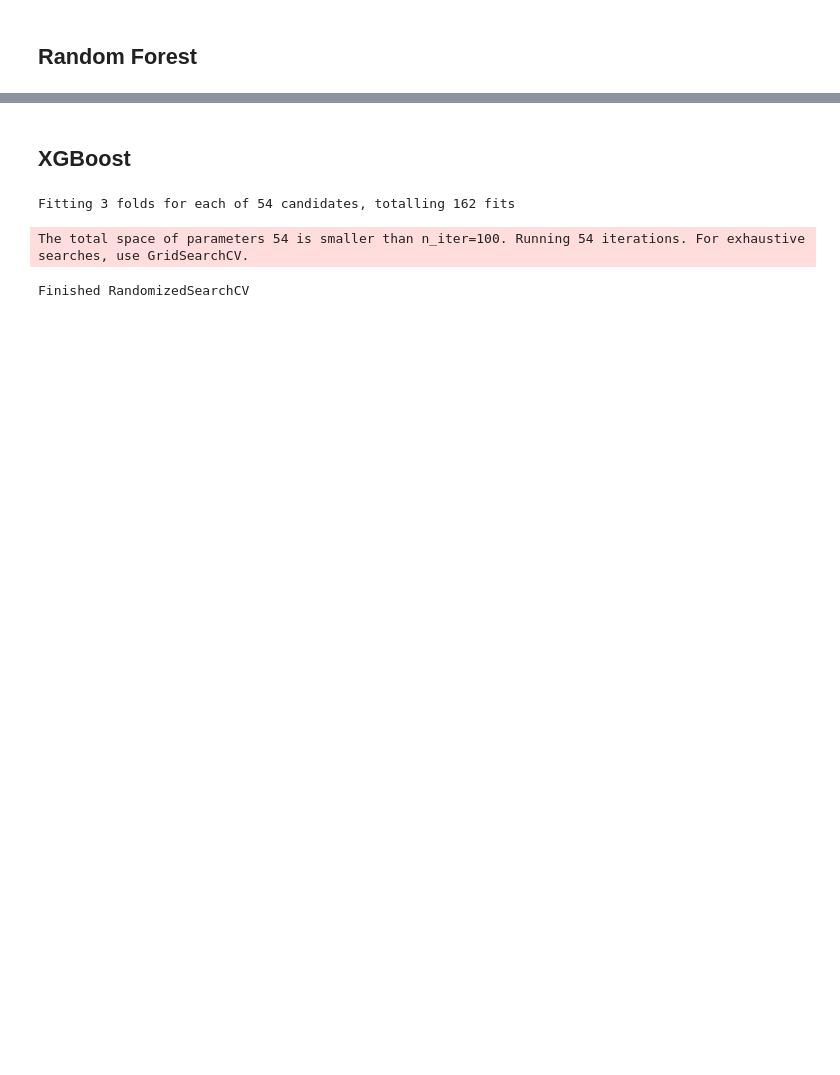
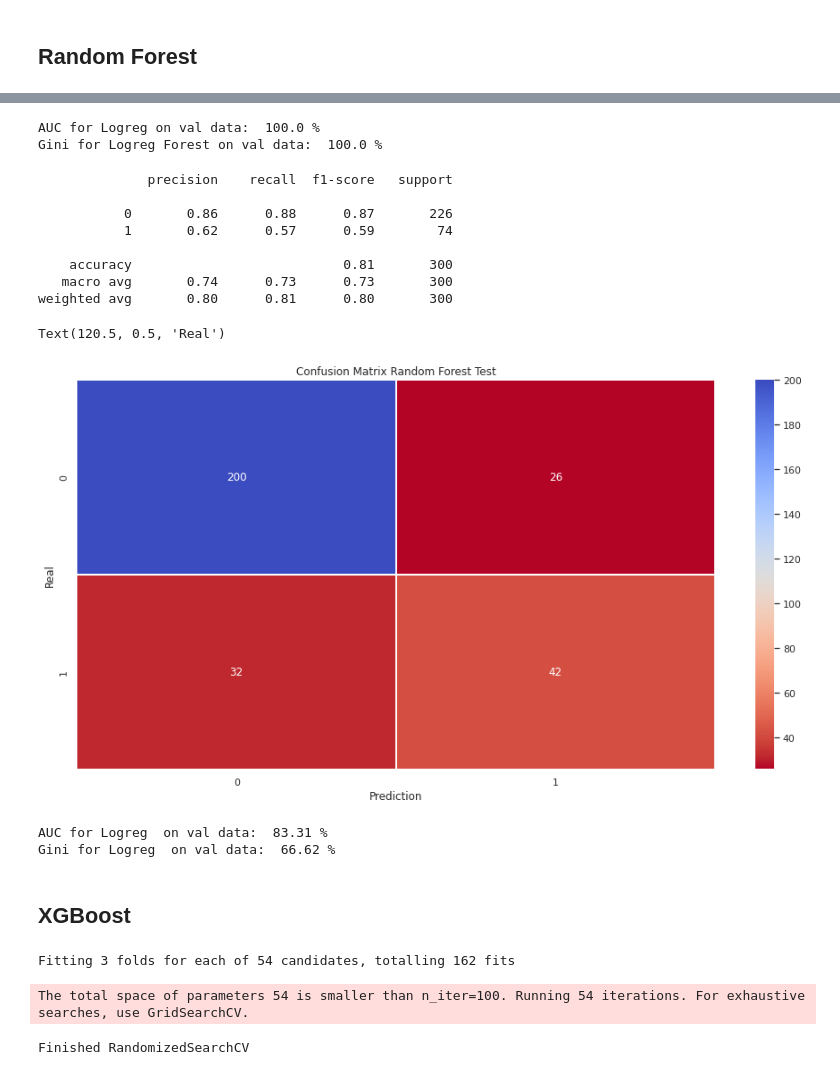
Before and after one commit to mhmmdmin/Assignment, a Jupyter notebook: Assignment_Day_10_Muhammad_Amin.ipynb, the cells around one changed output, grey strips where cells are left out. Drawn from its saved outputs; the diff is of its cells as text; code cells hidden in the pictures; blank space fills up the shorter version.

```diff
--- a/Assignment_Day_10_Muhammad_Amin.ipynb
+++ b/Assignment_Day_10_Muhammad_Amin.ipynb
@@ -855,3 +933,42 @@ Finished RandomizedSearchCV
+# %%
+false_positive_rate, true_positive_rate, threshold = roc_curve(y_train,random_search.predict_proba(X_train)[:,1])
+roc_auc_value = roc_auc_score(y_train, random_search.predict_proba(X_train)[:,1]).round(4)
+gini_value = ((2*roc_auc_value)-1).round(4)
+
+print('AUC for Logreg on val data: ', round(roc_auc_value*100, 2), '%')
+print('Gini for Logreg Forest on val data: ', round(gini_value*100, 2), '%')
+# %% [output]
+AUC for Logreg on val data:  100.0 %
+Gini for Logreg Forest on val data:  100.0 %
+# %%
+# predict test
+cnf_matrix = metrics.confusion_matrix(y_test, random_search.predict(X_test))
+print(metrics.classification_report(y_test,random_search.predict(X_test)))
+sns.heatmap(cnf_matrix,cmap='coolwarm_r',annot=True,linewidth=0.5,fmt='d')
+plt.title('Confusion Matrix Random Forest Test')
+plt.xlabel('Prediction')
+plt.ylabel('Real')
+# %% [output]
+              precision    recall  f1-score   support
+
+           0       0.86      0.88      0.87       226
+           1       0.62      0.57      0.59        74
+
+    accuracy                           0.81       300
+   macro avg       0.74      0.73      0.73       300
+weighted avg       0.80      0.81      0.80       300
+Text(120.5, 0.5, 'Real')
+[figure, added]
+# %%
+false_positive_rate, true_positive_rate, threshold = roc_curve(y_test,random_search.predict_proba(X_test)[:,1])
+roc_auc_value = roc_auc_score(y_test, random_search.predict_proba(X_test)[:,1]).round(4)
+gini_value = ((2*roc_auc_value)-1).round(4)
+
+print('AUC for Logreg  on val data: ', round(roc_auc_value*100, 2), '%')
+print('Gini for Logreg  on val data: ', round(gini_value*100, 2), '%')
+# %% [output]
+AUC for Logreg  on val data:  83.31 %
+Gini for Logreg  on val data:  66.62 %
 # %% [markdown]
 ## XGBoost
 # %%
```
Also changed, not shown: parts of 31 cells of this notebook.
